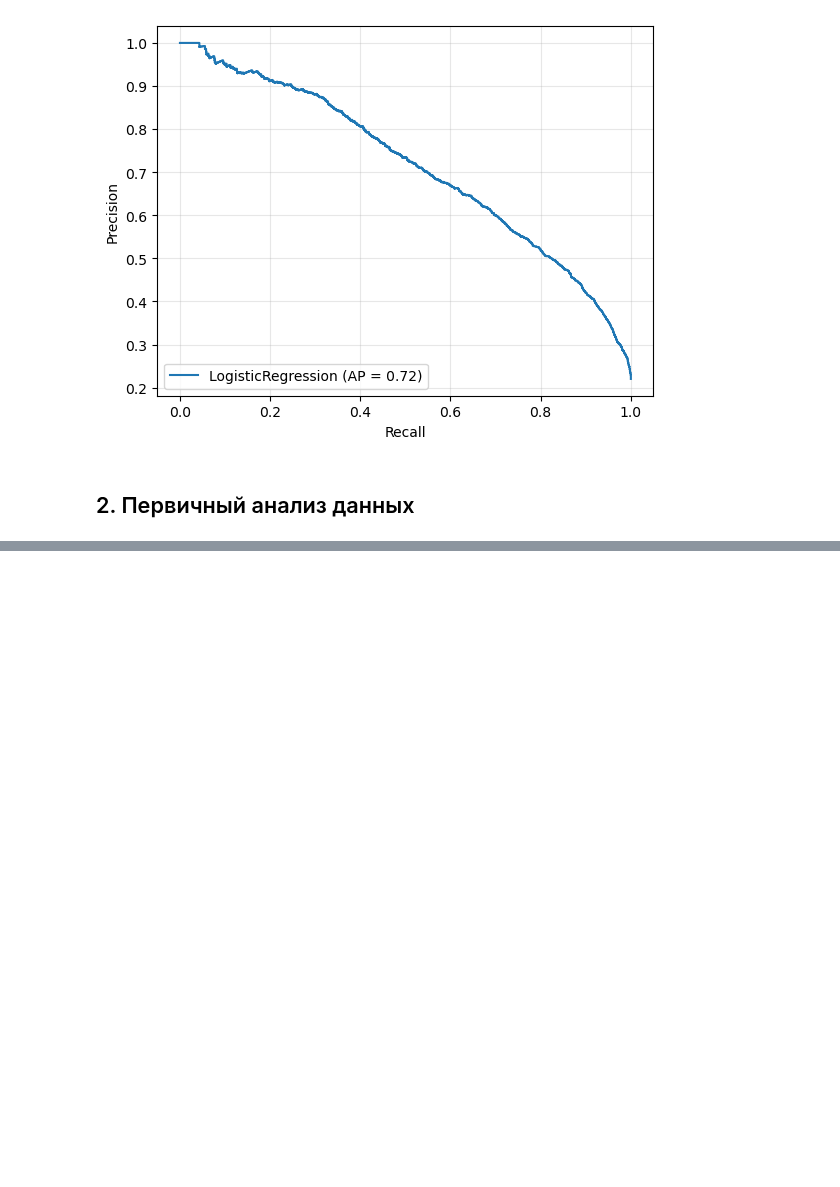
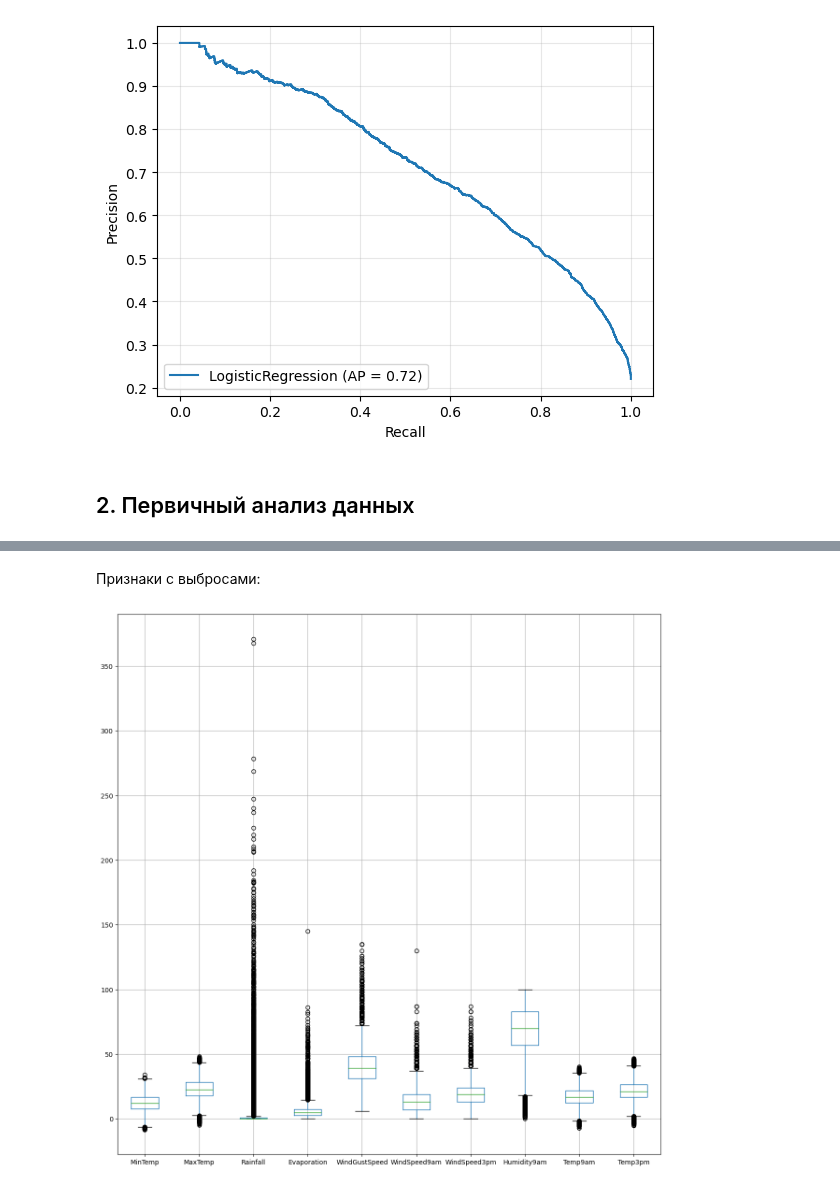
Before and after one commit to dnlygvtv/Python_for_Data_Science_HWs, a Jupyter notebook: HW/HW_9.ipynb, the cells around one changed output, grey strips where cells are left out. Cells and saved outputs as stored; diff of their text form; code cells hidden in the pictures; blank space fills up the shorter version.

```diff
--- a/HW/HW_9.ipynb
+++ b/HW/HW_9.ipynb
@@ -181,0 +237,9 @@ plt.show()
+# %% [markdown]
+Признаки с выбросами:
+# %%
+df.boxplot(['MinTemp', 'MaxTemp', 'Rainfall', 'Evaporation'
+            , 'WindGustSpeed', 'WindSpeed9am', 'WindSpeed3pm'
+            , 'Humidity9am', 'Temp9am', 'Temp3pm']
+            , figsize=(15, 15));
+# %% [output]
+[figure, added]
```
Also changed, not shown: parts of 23 cells of this notebook, 1 other file.
